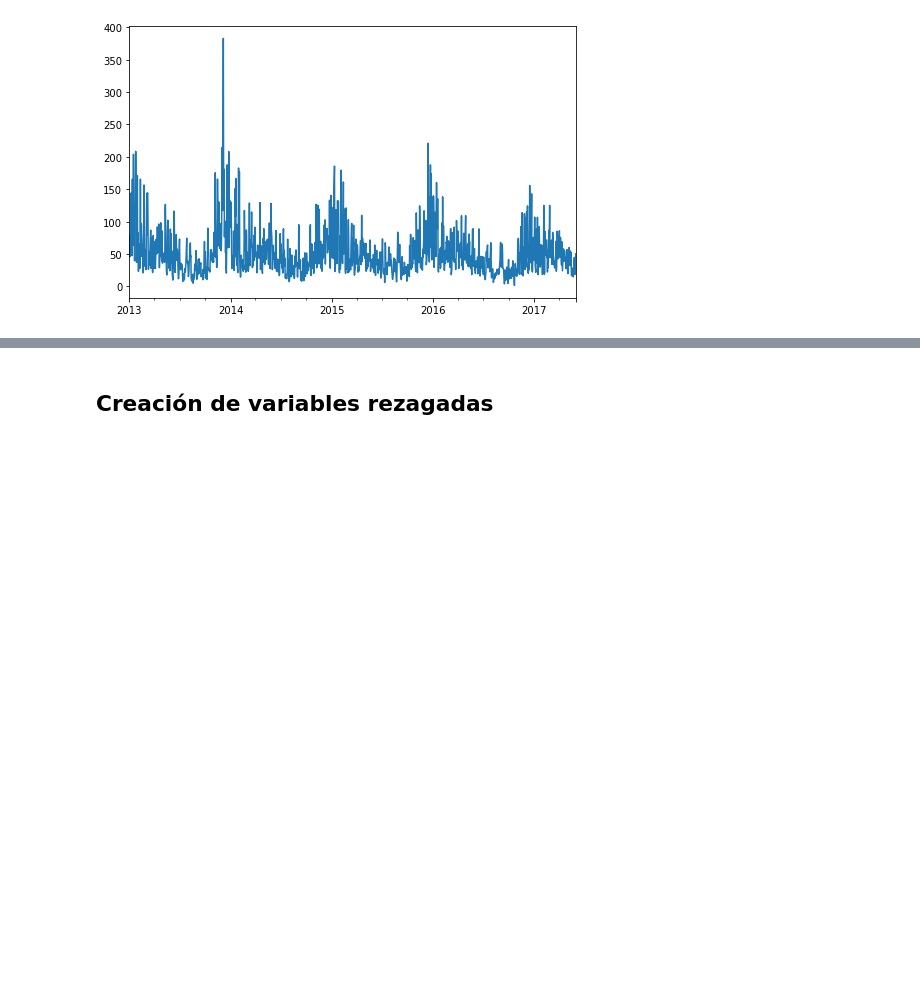
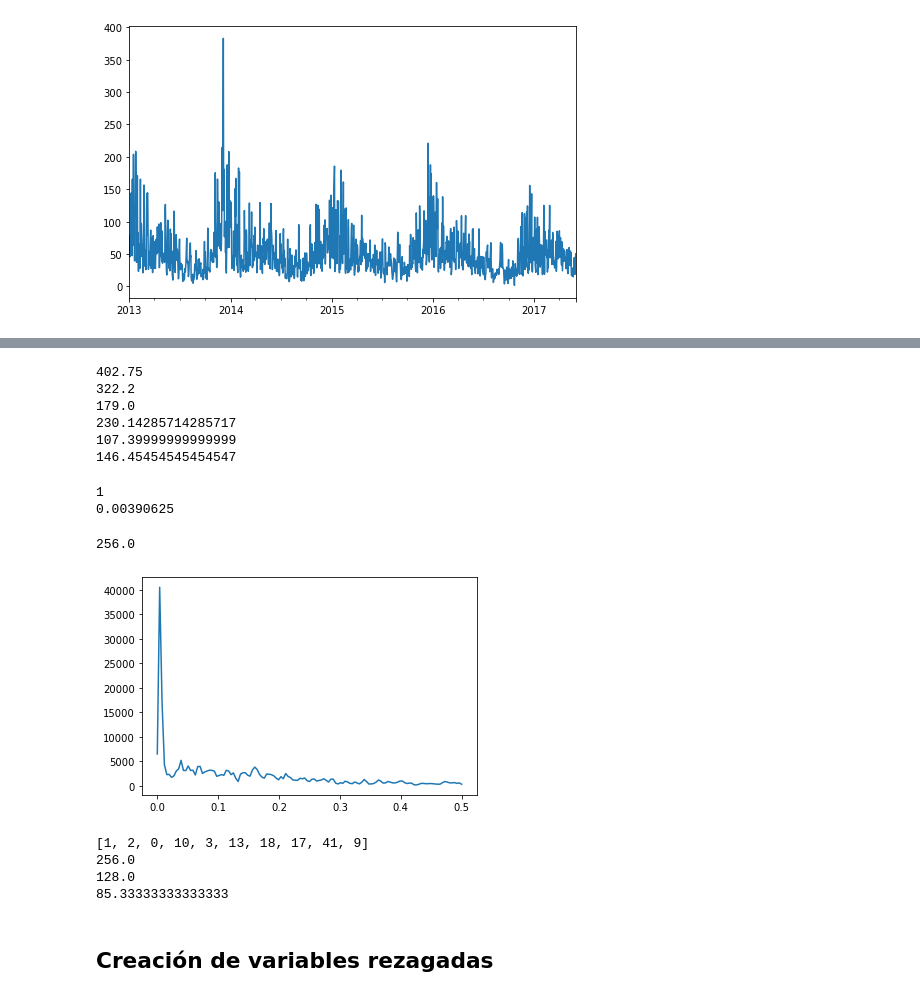
Before and after one commit to sacalderonv/TimeSeries, a Jupyter notebook: Series Univariadas/Python Jupyter/Arboles de Decisión para Serie de Tiempo/Árboles.ipynb, the cells around one changed output, grey strips where cells are left out. Saved outputs shown, nothing was run; the diff lists cells and outputs as text; code cells hidden in the pictures; blank space fills up the shorter version.

```diff
--- a/Series Univariadas/Python Jupyter/Arboles de Decisión para Serie de Tiempo/Árboles.ipynb
+++ b/Series Univariadas/Python Jupyter/Arboles de Decisión para Serie de Tiempo/Árboles.ipynb
@@ -44,3 +76,42 @@ pyplot.show()
+# %%
+print(1/f[4])
+print(1/f[5])
+print(1/f[9])
+print(1/f[7])
+print(1/f[15])
+print(1/f[11])
+# %% [output]
+402.75
+322.2
+179.0
+230.14285714285717
+107.39999999999999
+146.45454545454547
+# %%
+f_welch, Pxx_den_welch=sp.signal.welch(PM25ts.values)
+plt.plot(f_welch, Pxx_den_welch)
+
+max_index_value_welch = np.argmax(Pxx_den_welch, axis=0)
+print(max_index_value_welch)
+frecuencia_max_welch=f_welch[max_index_value_welch]
+print(frecuencia_max_welch)
+1/frecuencia_max_welch
+# %% [output]
+1
+0.00390625
+256.0
+[figure, added]
+# %%
+import heapq
+print(heapq.nlargest(10, range(len(Pxx_den_welch)), key=Pxx_den_welch.__getitem__))
+print(1/f_welch[1])
+print(1/f_welch[2])
+print(1/f_welch[3])
+# %% [output]
+[1, 2, 0, 10, 3, 13, 18, 17, 41, 9]
+256.0
+128.0
+85.33333333333333
 # %% [markdown]
 ## Creación de variables rezagadas
 # %%
```
Also changed, not shown: parts of 14 cells of this notebook, 9 other files.
